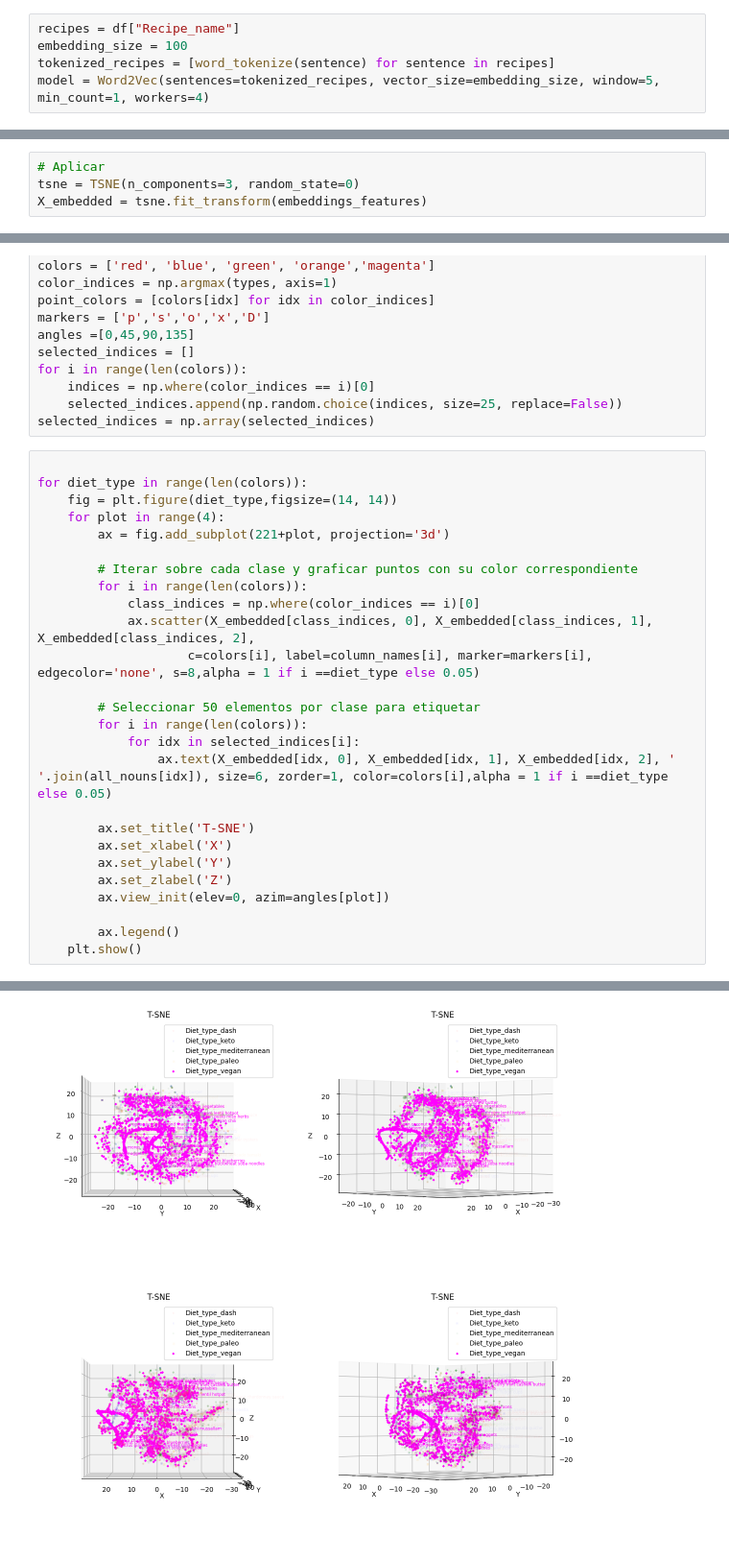
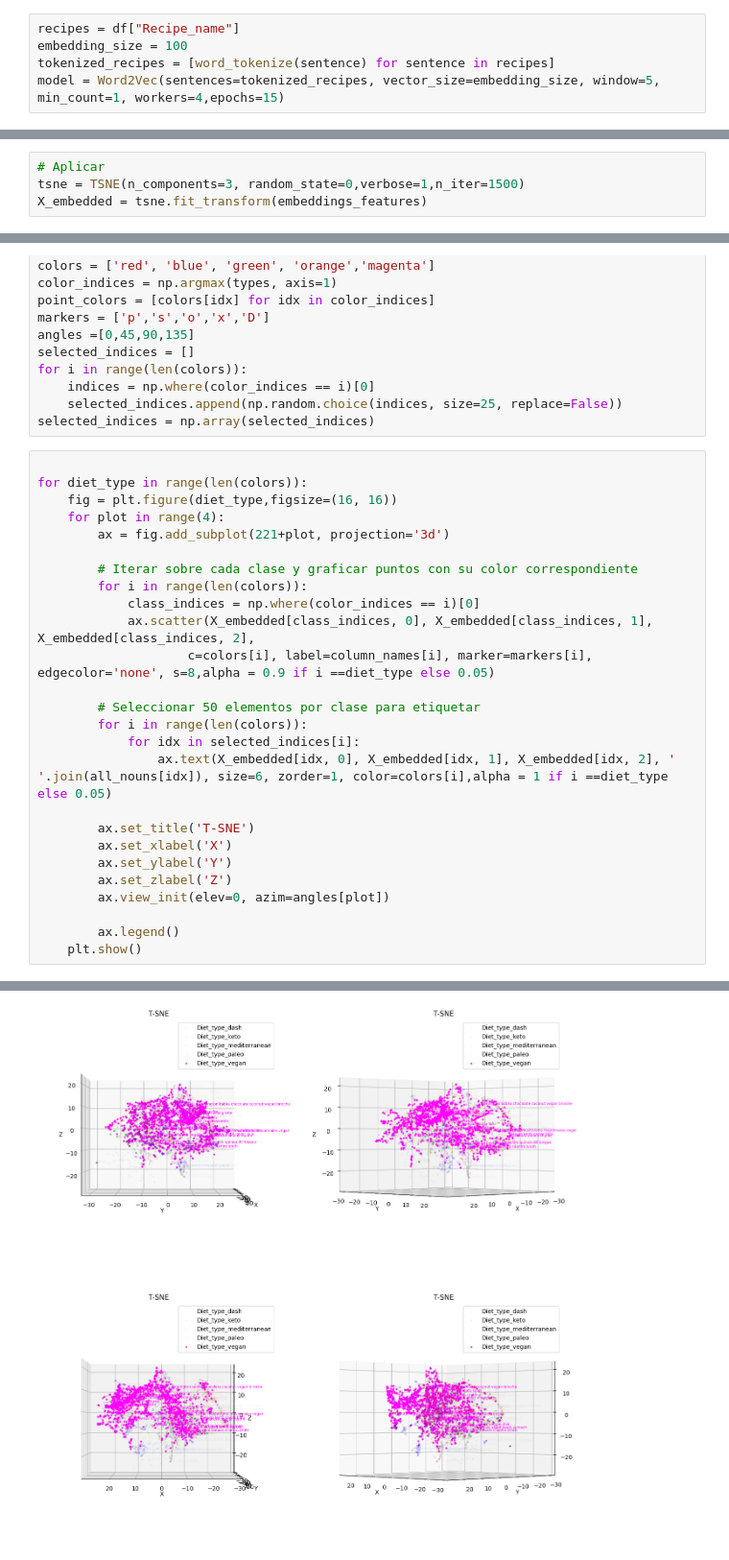
Before and after one commit to uumaaa/DietRecomendation, a Jupyter notebook: feature_extraction.ipynb, the cells around one changed output, grey strips where cells are left out. Shown at 96% size. Cells and saved outputs as stored; diff of their text form.

```diff
--- a/feature_extraction.ipynb
+++ b/feature_extraction.ipynb
@@ -28,7 +30,7 @@ df.head(10)
 recipes = df["Recipe_name"]
 embedding_size = 100
 tokenized_recipes = [word_tokenize(sentence) for sentence in recipes]
-model = Word2Vec(sentences=tokenized_recipes, vector_size=embedding_size, window=5, min_count=1, workers=4)
+model = Word2Vec(sentences=tokenized_recipes, vector_size=embedding_size, window=5, min_count=1, workers=4,epochs=15)
 # %%
 with open("tagged_diets.json","r") as file:
     tags_dictionary = json.load(file)
@@ -86,5 +88,5 @@ embeddings_features.shape
 (7805, 100)
 # %%
 # Aplicar
-tsne = TSNE(n_components=3, random_state=0)
+tsne = TSNE(n_components=3, random_state=0,verbose=1,n_iter=1500)
 X_embedded = tsne.fit_transform(embeddings_features)
@@ -105,7 +122,7 @@ selected_indices = np.array(selected_indices)
 # %%
 
 for diet_type in range(len(colors)):
-    fig = plt.figure(diet_type,figsize=(14, 14))
+    fig = plt.figure(diet_type,figsize=(16, 16))
     for plot in range(4):
         ax = fig.add_subplot(221+plot, projection='3d')
 
@@ -113,7 +130,7 @@ for diet_type in range(len(colors)):
         for i in range(len(colors)):
             class_indices = np.where(color_indices == i)[0]
             ax.scatter(X_embedded[class_indices, 0], X_embedded[class_indices, 1], X_embedded[class_indices, 2],
-                    c=colors[i], label=column_names[i], marker=markers[i], edgecolor='none', s=8,alpha = 1 if i ==diet_type else 0.05)
+                    c=colors[i], label=column_names[i], marker=markers[i], edgecolor='none', s=8,alpha = 0.9 if i ==diet_type else 0.05)
 
         # Seleccionar 50 elementos por clase para etiquetar
         for i in range(len(colors)):
@@ -136 +153 @@ for diet_type in range(len(colors)):
-[figure, old version]
+[figure, new version]
```
Also changed, not shown: parts of 4 cells of this notebook.
